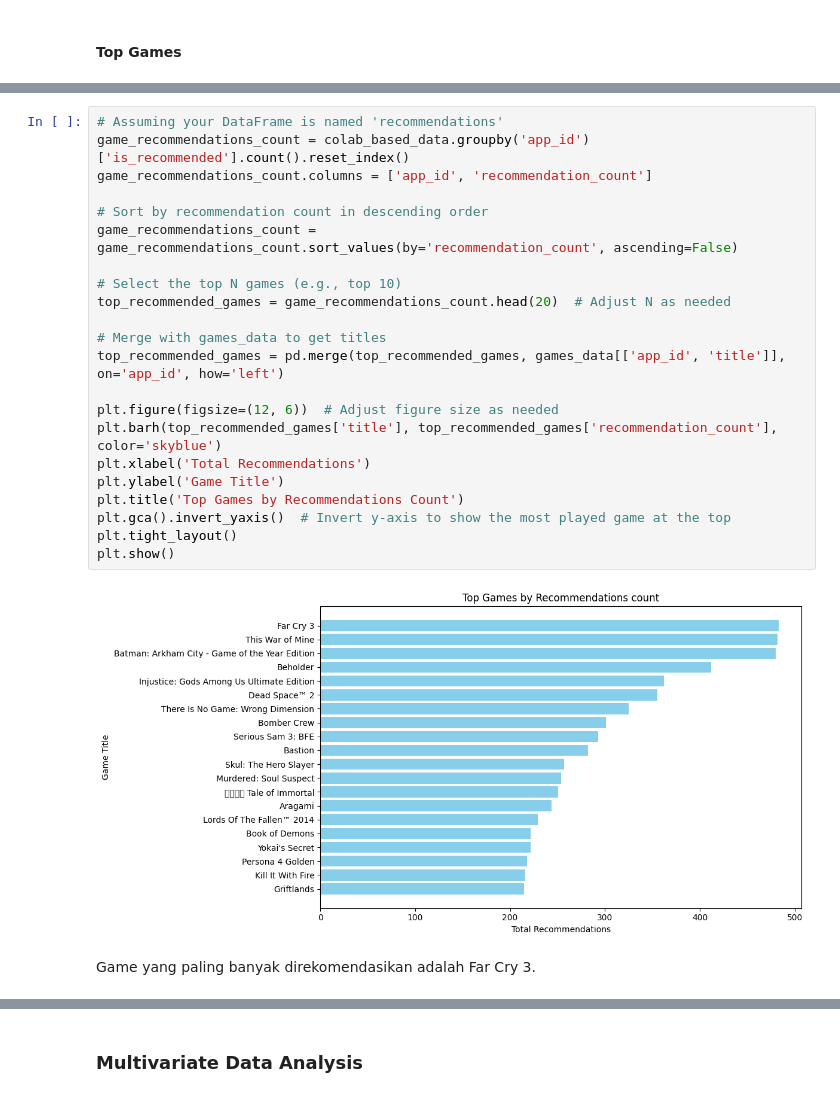
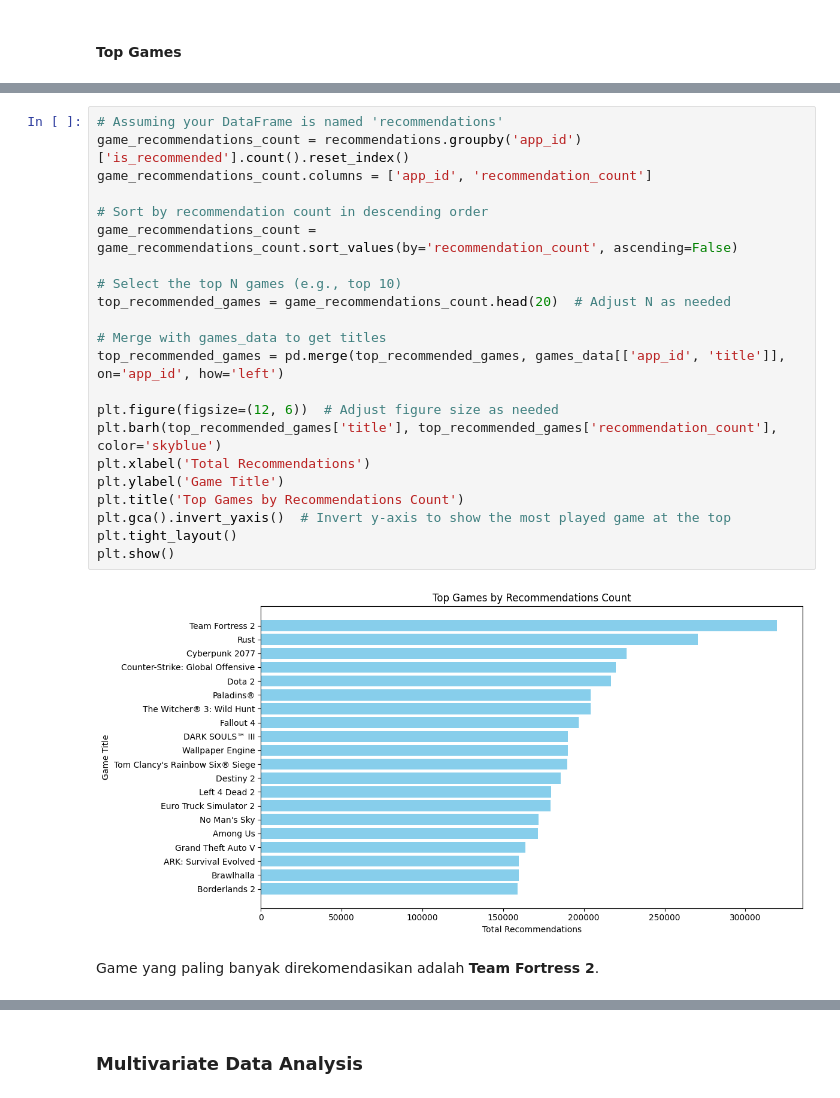
Before and after one commit to fikrizul/Recommendations_ML_Dicoding, a Jupyter notebook: recommendation_steam.ipynb, the cells around one changed output, grey strips where cells are left out. Drawn from its saved outputs; the diff is of its cells as text.

```diff
--- a/recommendation_steam.ipynb
+++ b/recommendation_steam.ipynb
@@ -691,29 +521,29 @@ Game yang memiliki Total Waktu Dimainkan tertinggi adalah Persona 4 Golden.
 # %%
 # Assuming your DataFrame is named 'recommendations'
-game_recommendations_count = colab_based_data.groupby('app_id')['is_recommended'].count().reset_index()
+game_recommendations_count = recommendations.groupby('app_id')['is_recommended'].count().reset_index()
 game_recommendations_count.columns = ['app_id', 'recommendation_count']
 
 # Sort by recommendation count in descending order
 game_recommendations_count = game_recommendations_count.sort_values(by='recommendation_count', ascending=False)
 
 # Select the top N games (e.g., top 10)
 top_recommended_games = game_recommendations_count.head(20)  # Adjust N as needed
 
 # Merge with games_data to get titles
 top_recommended_games = pd.merge(top_recommended_games, games_data[['app_id', 'title']], on='app_id', how='left')
 
 plt.figure(figsize=(12, 6))  # Adjust figure size as needed
 plt.barh(top_recommended_games['title'], top_recommended_games['recommendation_count'], color='skyblue')
 plt.xlabel('Total Recommendations')
 plt.ylabel('Game Title')
 plt.title('Top Games by Recommendations Count')
 plt.gca().invert_yaxis()  # Invert y-axis to show the most played game at the top
 plt.tight_layout()
 plt.show()
 # %% [output]
-[figure, old version]
+[figure, new version]
 # %% [markdown]
-Game yang paling banyak direkomendasikan adalah Far Cry 3.
+Game yang paling banyak direkomendasikan adalah **Team Fortress 2**.
 # %%
 # Hitung jumlah ulasan untuk setiap game
 game_review_counts = games_data.groupby('title')['user_reviews'].sum().reset_index()
```
Also changed, not shown: parts of 136 cells of this notebook, 2 other files.
